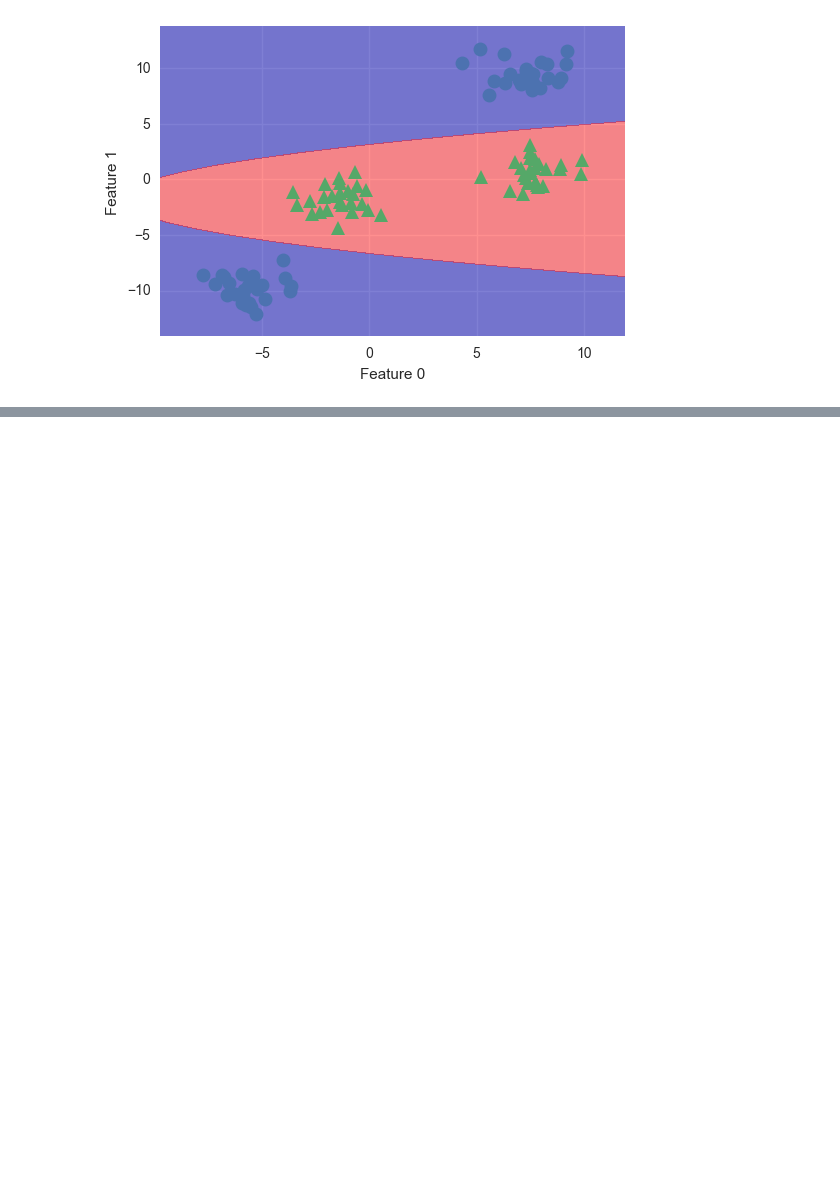
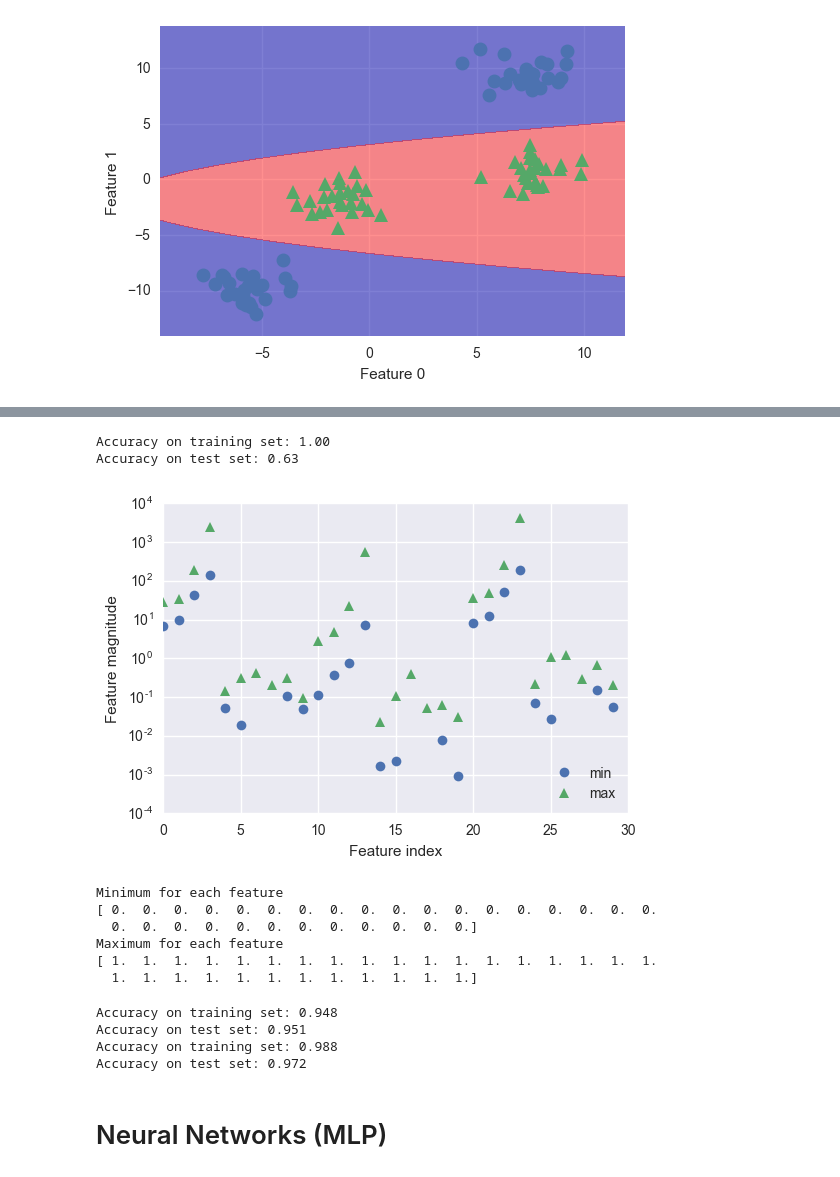
Before and after one commit to alvin319/book-notes, a Jupyter notebook: IntroductionToMachineLearningWithPython/supervised_learning.ipynb, the cells around one changed output, grey strips where cells are left out. Cells and saved outputs as stored; diff of their text form; code cells hidden in the pictures; blank space fills up the shorter version.

```diff
--- a/IntroductionToMachineLearningWithPython/supervised_learning.ipynb
+++ b/IntroductionToMachineLearningWithPython/supervised_learning.ipynb
@@ -725,0 +755,60 @@ plt.ylabel('Feature 1')
+# %%
+X_train, X_test, y_train, y_test = train_test_split(cancer.data, cancer.target,
+                                                   random_state=0)
+svc = SVC()
+svc.fit(X_train, y_train)
+
+print('Accuracy on training set: {:.2f}'.format(svc.score(X_train, y_train)))
+print('Accuracy on test set: {:.2f}'.format(svc.score(X_test, y_test)))
+# %% [output]
+Accuracy on training set: 1.00
+Accuracy on test set: 0.63
+# %%
+plt.plot(X_train.min(axis=0), 'o', label='min')
+plt.plot(X_train.max(axis=0), '^', label='max')
+plt.legend(loc=4)
+plt.xlabel('Feature index')
+plt.ylabel('Feature magnitude')
+plt.yscale('log')
+# %% [output]
+[figure, added]
+# %%
+# Compute the minimum value per feature on the training set
+min_on_training = X_train.min(axis=0)
+# Compute the range of each feature (max - min) on the training set
+range_on_training = (X_train - min_on_training).max(axis=0)
+
+# Subtract the min, and divide by range
+# Afterward, min=0, and max=1 for each feature
+X_train_scaled = (X_train - min_on_training) / range_on_training
+print('Minimum for each feature\n{}'.format(X_train_scaled.min(axis=0)))
+print('Maximum for each feature\n{}'.format(X_train_scaled.max(axis=0)))
+
+# Use the same transformation on the test set
+# Using min and range of the training set
+X_test_scaled = (X_test - min_on_training) / range_on_training
+# %% [output]
+Minimum for each feature
+[ 0.  0.  0.  0.  0.  0.  0.  0.  0.  0.  0.  0.  0.  0.  0.  0.  0.  0.
+  0.  0.  0.  0.  0.  0.  0.  0.  0.  0.  0.  0.]
+Maximum for each feature
+[ 1.  1.  1.  1.  1.  1.  1.  1.  1.  1.  1.  1.  1.  1.  1.  1.  1.  1.
+  1.  1.  1.  1.  1.  1.  1.  1.  1.  1.  1.  1.]
+# %%
+svc = SVC()
+svc.fit(X_train_scaled, y_train)
+
+print('Accuracy on training set: {:.3f}'.format(svc.score(X_train_scaled, y_train)))
+print('Accuracy on test set: {:.3f}'.format(svc.score(X_test_scaled, y_test)))
+
+svc = SVC(C=1000)
+svc.fit(X_train_scaled, y_train)
+print('Accuracy on training set: {:.3f}'.format(svc.score(X_train_scaled, y_train)))
+print('Accuracy on test set: {:.3f}'.format(svc.score(X_test_scaled, y_test)))
+# %% [output]
+Accuracy on training set: 0.948
+Accuracy on test set: 0.951
+Accuracy on training set: 0.988
+Accuracy on test set: 0.972
+# %% [markdown]
+# Neural Networks (MLP)
```
Also changed, not shown: parts of 32 cells of this notebook.
